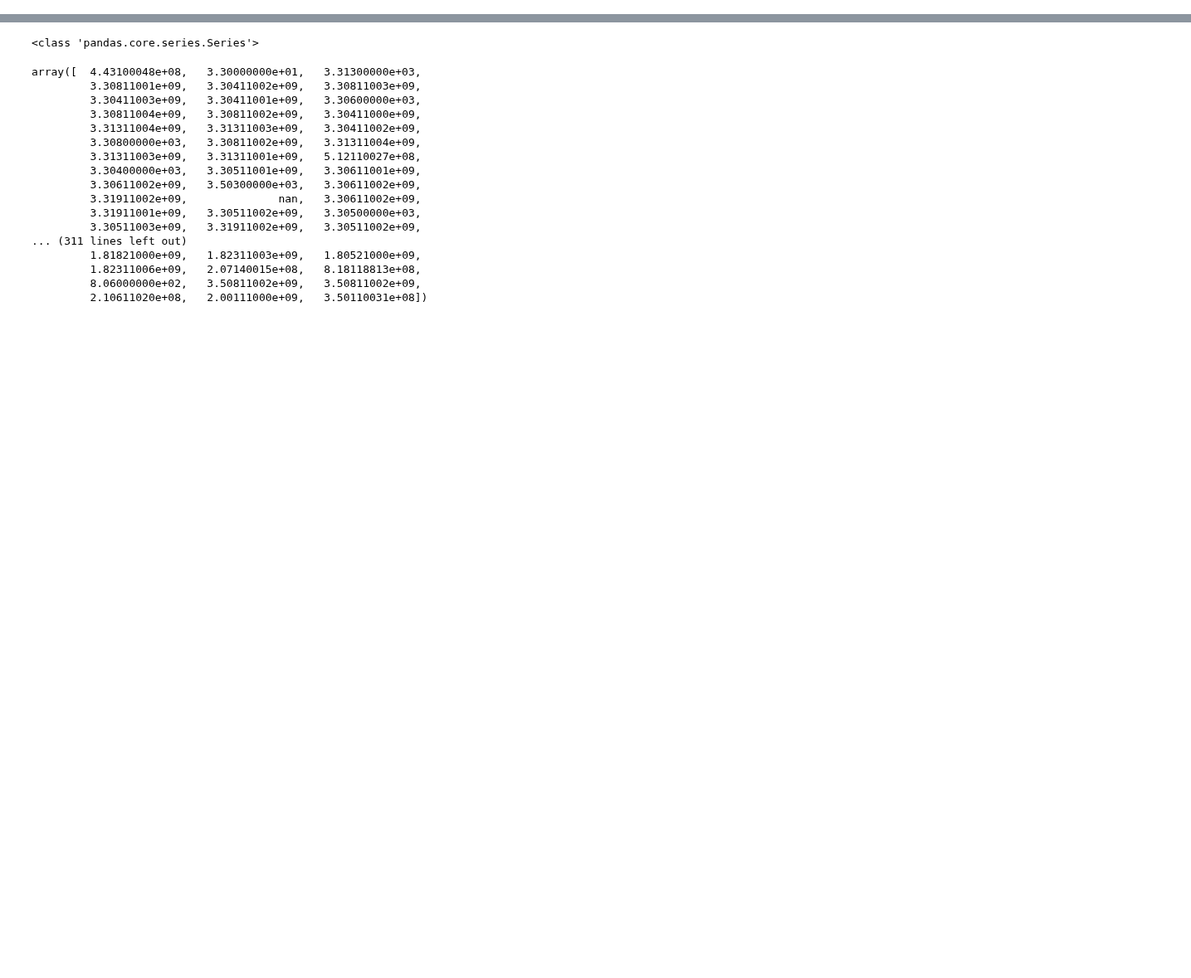
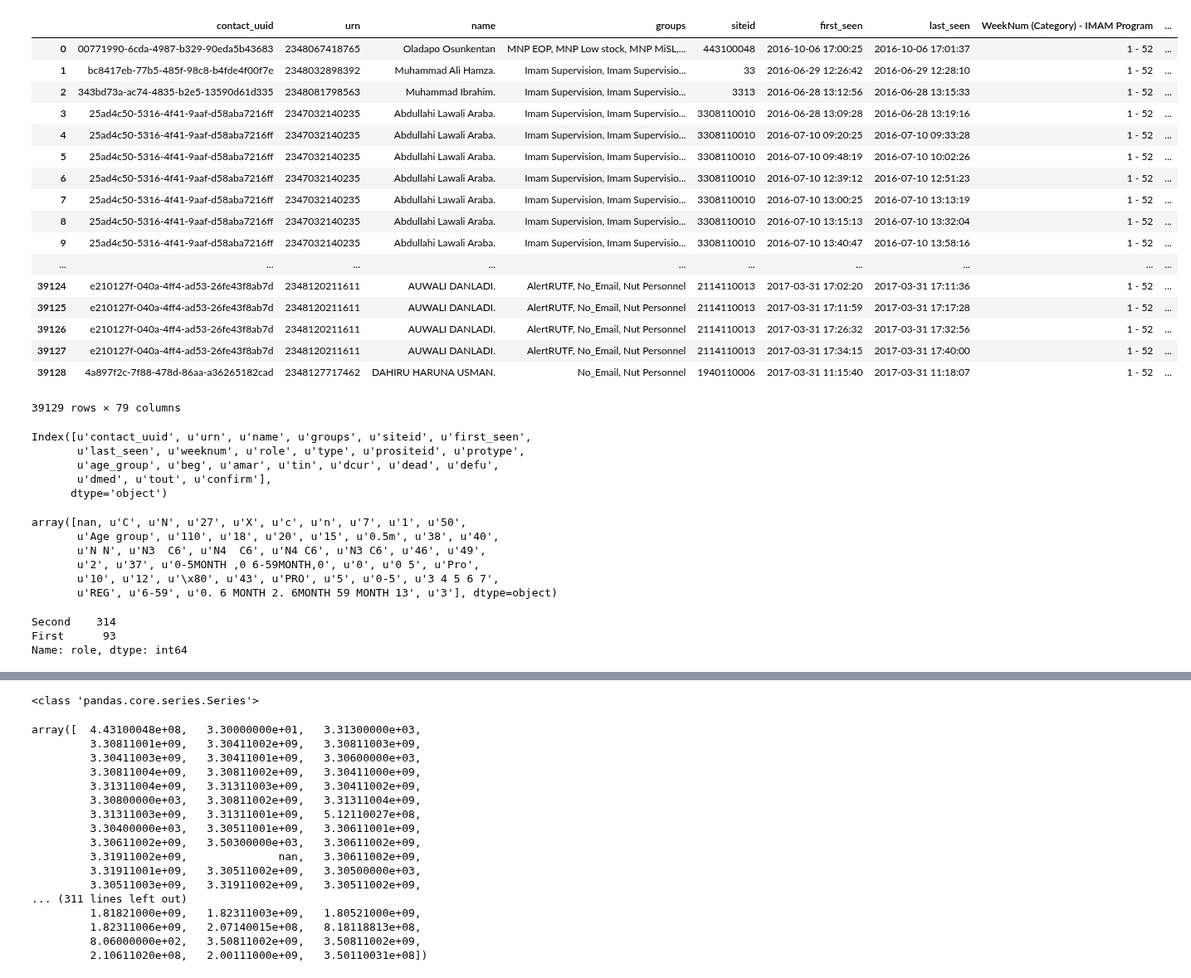
Before and after one commit to RobertJohnston/IMAM, a Jupyter notebook: Data Cleaning.ipynb, the cells around one changed output, grey strips where cells are left out. Shown at 83% size. Cells and saved outputs as stored; diff of their text form; code cells hidden in the pictures; blank space fills up the shorter version.

```diff
--- a/Data Cleaning.ipynb
+++ b/Data Cleaning.ipynb
@@ -51,0 +58,21 @@ assign_state_lga_num(df)
+# %%
+merge_in_and_outpatients(df_raw)
+# %% [output]
+|  | contact_uuid | urn | name | groups | siteid | first_seen | last_seen | WeekNum (Category) - IMAM Program | ... |
+| 0 | 00771990-6cda-4987-b329-90eda5b43683 | 2348067418765 | Oladapo Osunkentan | MNP EOP, MNP Low stock, MNP MiSL,... | 443100048 | 2016-10-06 17:00:25 | 2016-10-06 17:01:37 | 1 - 52 | ... |
+| 1 | bc8417eb-77b5-485f-98c8-b4fde4f00f7e | 2348032898392 | Muhammad Ali Hamza. | Imam Supervision, Imam Supervisio... | 33 | 2016-06-29 12:26:42 | 2016-06-29 12:28:10 | 1 - 52 | ... |
+| 2 | 343bd73a-ac74-4835-b2e5-13590d61d335 | 2348081798563 | Muhammad Ibrahim. | Imam Supervision, Imam Supervisio... | 3313 | 2016-06-28 13:12:56 | 2016-06-28 13:15:33 | 1 - 52 | ... |
+| 3 | 25ad4c50-5316-4f41-9aaf-d58aba7216ff | 2347032140235 | Abdullahi Lawali Araba. | Imam Supervision, Imam Supervisio... | 3308110010 | 2016-06-28 13:09:28 | 2016-06-28 13:19:16 | 1 - 52 | ... |
+| 4 | 25ad4c50-5316-4f41-9aaf-d58aba7216ff | 2347032140235 | Abdullahi Lawali Araba. | Imam Supervision, Imam Supervisio... | 3308110010 | 2016-07-10 09:20:25 | 2016-07-10 09:33:28 | 1 - 52 | ... |
+| 5 | 25ad4c50-5316-4f41-9aaf-d58aba7216ff | 2347032140235 | Abdullahi Lawali Araba. | Imam Supervision, Imam Supervisio... | 3308110010 | 2016-07-10 09:48:19 | 2016-07-10 10:02:26 | 1 - 52 | ... |
+| 6 | 25ad4c50-5316-4f41-9aaf-d58aba7216ff | 2347032140235 | Abdullahi Lawali Araba. | Imam Supervision, Imam Supervisio... | 3308110010 | 2016-07-10 12:39:12 | 2016-07-10 12:51:23 | 1 - 52 | ... |
+| 7 | 25ad4c50-5316-4f41-9aaf-d58aba7216ff | 2347032140235 | Abdullahi Lawali Araba. | Imam Supervision, Imam Supervisio... | 3308110010 | 2016-07-10 13:00:25 | 2016-07-10 13:13:19 | 1 - 52 | ... |
+| 8 | 25ad4c50-5316-4f41-9aaf-d58aba7216ff | 2347032140235 | Abdullahi Lawali Araba. | Imam Supervision, Imam Supervisio... | 3308110010 | 2016-07-10 13:15:13 | 2016-07-10 13:32:04 | 1 - 52 | ... |
+| 9 | 25ad4c50-5316-4f41-9aaf-d58aba7216ff | 2347032140235 | Abdullahi Lawali Araba. | Imam Supervision, Imam Supervisio... | 3308110010 | 2016-07-10 13:40:47 | 2016-07-10 13:58:16 | 1 - 52 | ... |
+| ... | ... | ... | ... | ... | ... | ... | ... | ... | ... |
+| 39124 | e210127f-040a-4ff4-ad53-26fe43f8ab7d | 2348120211611 | AUWALI DANLADI. | AlertRUTF, No_Email, Nut Personnel | 2114110013 | 2017-03-31 17:02:20 | 2017-03-31 17:11:36 | 1 - 52 | ... |
+| 39125 | e210127f-040a-4ff4-ad53-26fe43f8ab7d | 2348120211611 | AUWALI DANLADI. | AlertRUTF, No_Email, Nut Personnel | 2114110013 | 2017-03-31 17:11:59 | 2017-03-31 17:17:28 | 1 - 52 | ... |
+| 39126 | e210127f-040a-4ff4-ad53-26fe43f8ab7d | 2348120211611 | AUWALI DANLADI. | AlertRUTF, No_Email, Nut Personnel | 2114110013 | 2017-03-31 17:26:32 | 2017-03-31 17:32:56 | 1 - 52 | ... |
+| 39127 | e210127f-040a-4ff4-ad53-26fe43f8ab7d | 2348120211611 | AUWALI DANLADI. | AlertRUTF, No_Email, Nut Personnel | 2114110013 | 2017-03-31 17:34:15 | 2017-03-31 17:40:00 | 1 - 52 | ... |
+| 39128 | 4a897f2c-7f88-478d-86aa-a36265182cad | 2348127717462 | DAHIRU HARUNA USMAN. | No_Email, Nut Personnel | 1940110006 | 2017-03-31 11:15:40 | 2017-03-31 11:18:07 | 1 - 52 | ... |
+39129 rows × 79 columns
@@ -51,0 +104,17 @@ assign_state_lga_num(df)
+# %%
+df.keys()
+# %% [output]
+Index([u'contact_uuid', u'urn', u'name', u'groups', u'siteid', u'first_seen',
+       u'last_seen', u'weeknum', u'role', u'type', u'prositeid', u'protype',
+       u'age_group', u'beg', u'amar', u'tin', u'dcur', u'dead', u'defu',
+       u'dmed', u'tout', u'confirm'],
+      dtype='object')
+# %%
+df.age_group.unique()
+# %% [output]
+array([nan, u'C', u'N', u'27', u'X', u'c', u'n', u'7', u'1', u'50',
+       u'Age group', u'110', u'18', u'20', u'15', u'0.5m', u'38', u'40',
+       u'N N', u'N3  C6', u'N4  C6', u'N4 C6', u'N3 C6', u'46', u'49',
+       u'2', u'37', u'0-5MONTH ,0 6-59MONTH,0', u'0', u'0 5', u'Pro',
+       u'10', u'12', u'\x80', u'43', u'PRO', u'5', u'0-5', u'3 4 5 6 7',
+       u'REG', u'6-59', u'0. 6 MONTH 2. 6MONTH 59 MONTH 13', u'3'], dtype=object)
@@ -51,0 +125,8 @@ assign_state_lga_num(df)
+# %%
+df_sup = df[df.role != "Site"]
+len(df_sup)
+df_sup.role.value_counts()
+# %% [output]
+Second    314
+First      93
+Name: role, dtype: int64
```
Also changed, not shown: parts of 14 cells of this notebook, 8 other files.
